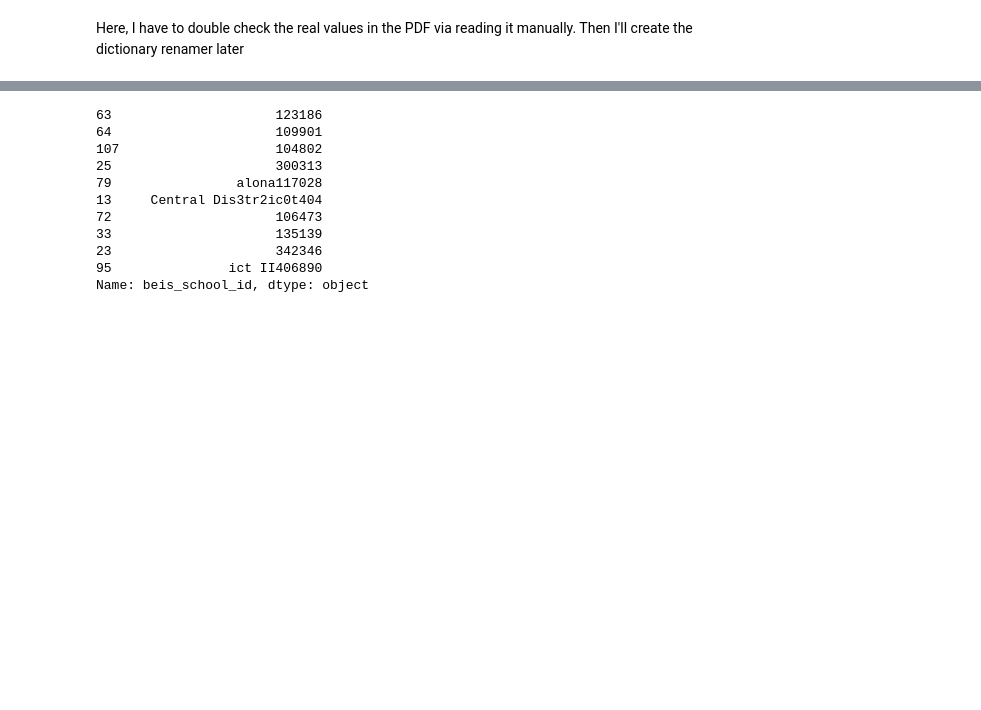
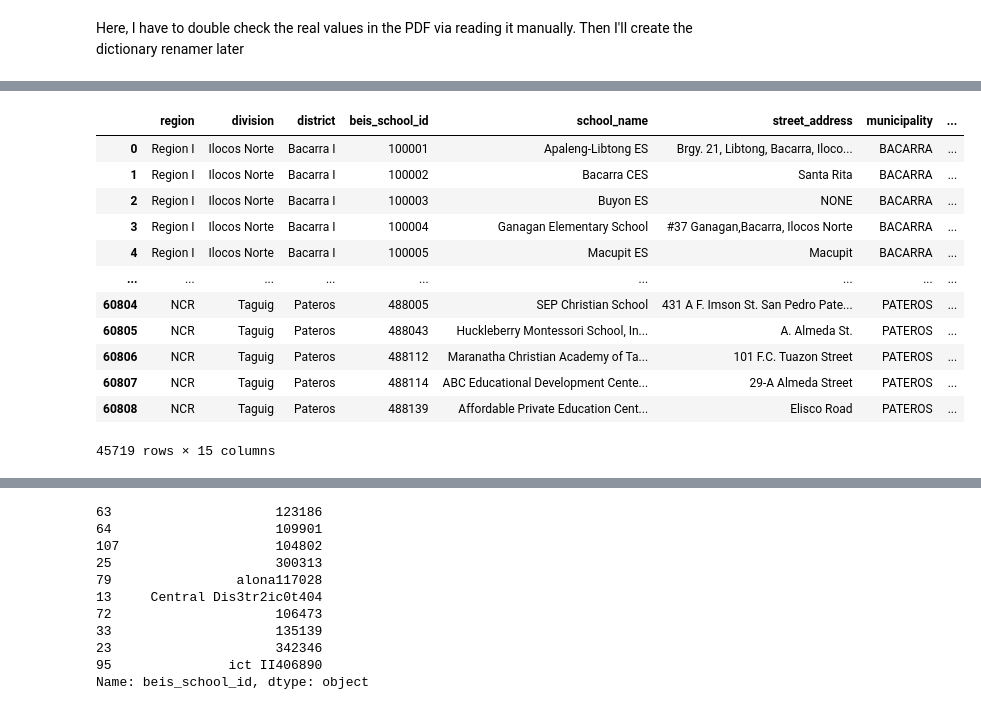
Before and after one commit to bendlikeabamboo/pap-datalab, a Jupyter notebook: notebooks/fuzzymatch.ipynb, the cells around one changed output, grey strips where cells are left out. Drawn from its saved outputs; the diff is of its cells as text; code cells hidden in the pictures; blank space fills up the shorter version.

```diff
--- a/notebooks/fuzzymatch.ipynb
+++ b/notebooks/fuzzymatch.ipynb
@@ -450,0 +462,11 @@ root_df.sample(10)
+# %%
+offering_mapper = {
+    "Purely ES": "purely_es",
+    "JHS with SHS": "jhs_with_shs",
+    "All Offering (K to 12)": "all_offering",
+    "ES and JHS (K to 10)": "es_and_jhs",
+    "Purely JHS": "purely_jhs",
+    "Purely SHS": "purely_shs",
+}
+# %%
+root_df["modified_cultural_offering_classification"] = root_df["modified_cultural_offering_classification"].replace(offering_mapper)
@@ -451,5 +487,21 @@ root_df.sample(10)
 # %%
 list_of_clean_dfs: List[pd.DataFrame] = []
 # %%
-null_beis_school_id = root_df["beis_school_id"].isna()
-isnumeric_filter = root_df["beis_school_id"].astype
+root_df["beis_1"] = pd.to_numeric(root_df["beis_school_id"], errors="coerce").astype("Int32")
+# %%
+six_dig_and_not_null = (root_df["beis_1"].astype(str).str.len()==6) & (root_df["beis_1"].notna())
+root_df[six_dig_and_not_null]
+# %% [output]
+|  | region | division | district | beis_school_id | school_name | street_address | municipality | ... |
+| 0 | Region I | Ilocos Norte | Bacarra I | 100001 | Apaleng-Libtong ES | Brgy. 21, Libtong, Bacarra, Iloco... | BACARRA | ... |
+| 1 | Region I | Ilocos Norte | Bacarra I | 100002 | Bacarra CES | Santa Rita | BACARRA | ... |
+| 2 | Region I | Ilocos Norte | Bacarra I | 100003 | Buyon ES | NONE | BACARRA | ... |
+| 3 | Region I | Ilocos Norte | Bacarra I | 100004 | Ganagan Elementary School | #37 Ganagan,Bacarra, Ilocos Norte | BACARRA | ... |
+| 4 | Region I | Ilocos Norte | Bacarra I | 100005 | Macupit ES | Macupit | BACARRA | ... |
+| ... | ... | ... | ... | ... | ... | ... | ... | ... |
+| 60804 | NCR | Taguig | Pateros | 488005 | SEP Christian School | 431 A F. Imson St. San Pedro Pate... | PATEROS | ... |
+| 60805 | NCR | Taguig | Pateros | 488043 | Huckleberry Montessori School, In... | A. Almeda St. | PATEROS | ... |
+| 60806 | NCR | Taguig | Pateros | 488112 | Maranatha Christian Academy of Ta... | 101 F.C. Tuazon Street | PATEROS | ... |
+| 60807 | NCR | Taguig | Pateros | 488114 | ABC Educational Development Cente... | 29-A Almeda Street | PATEROS | ... |
+| 60808 | NCR | Taguig | Pateros | 488139 | Affordable Private Education Cent... | Elisco Road | PATEROS | ... |
+45719 rows × 15 columns
```
Also changed, not shown: parts of 49 cells of this notebook, 2 other files.
